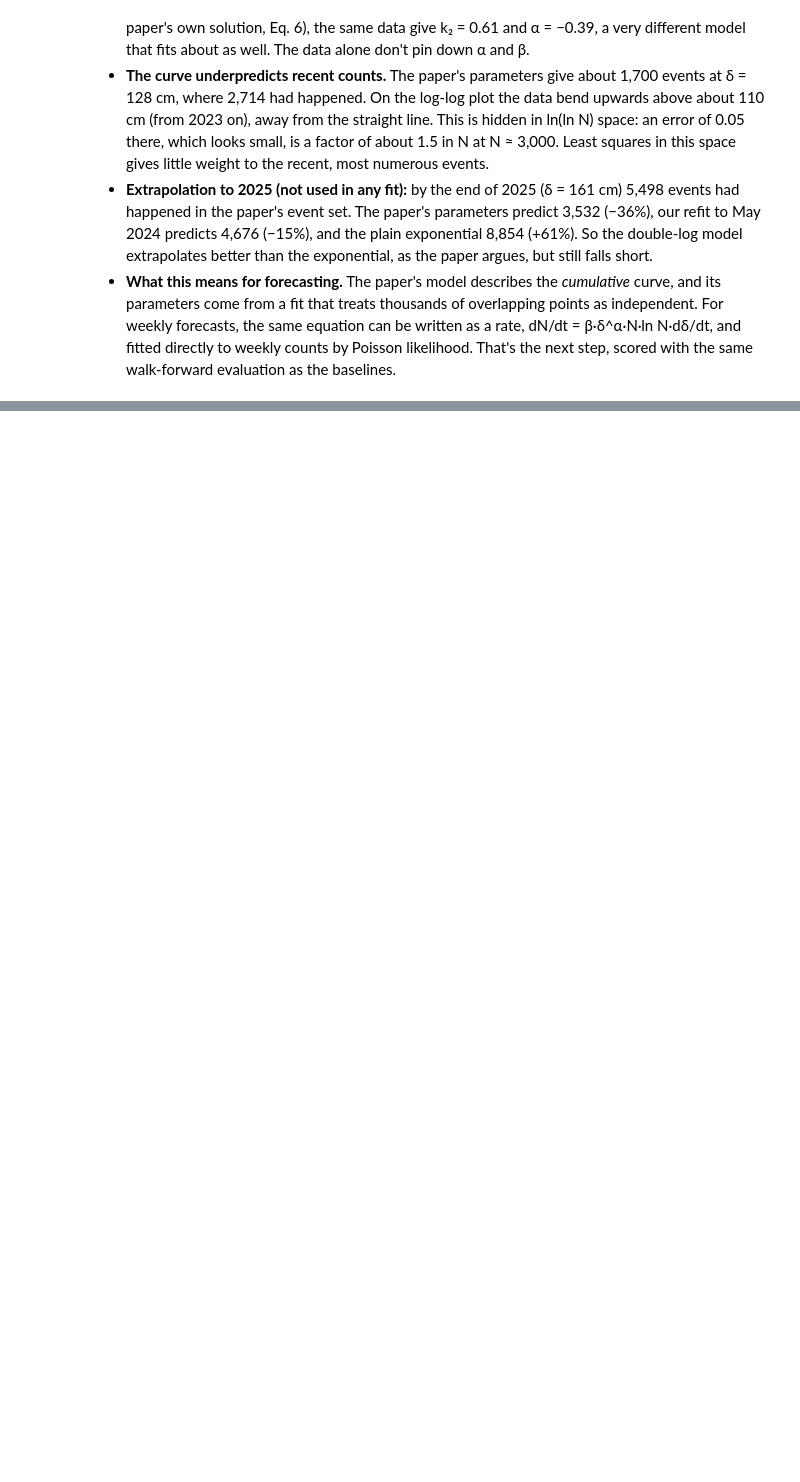
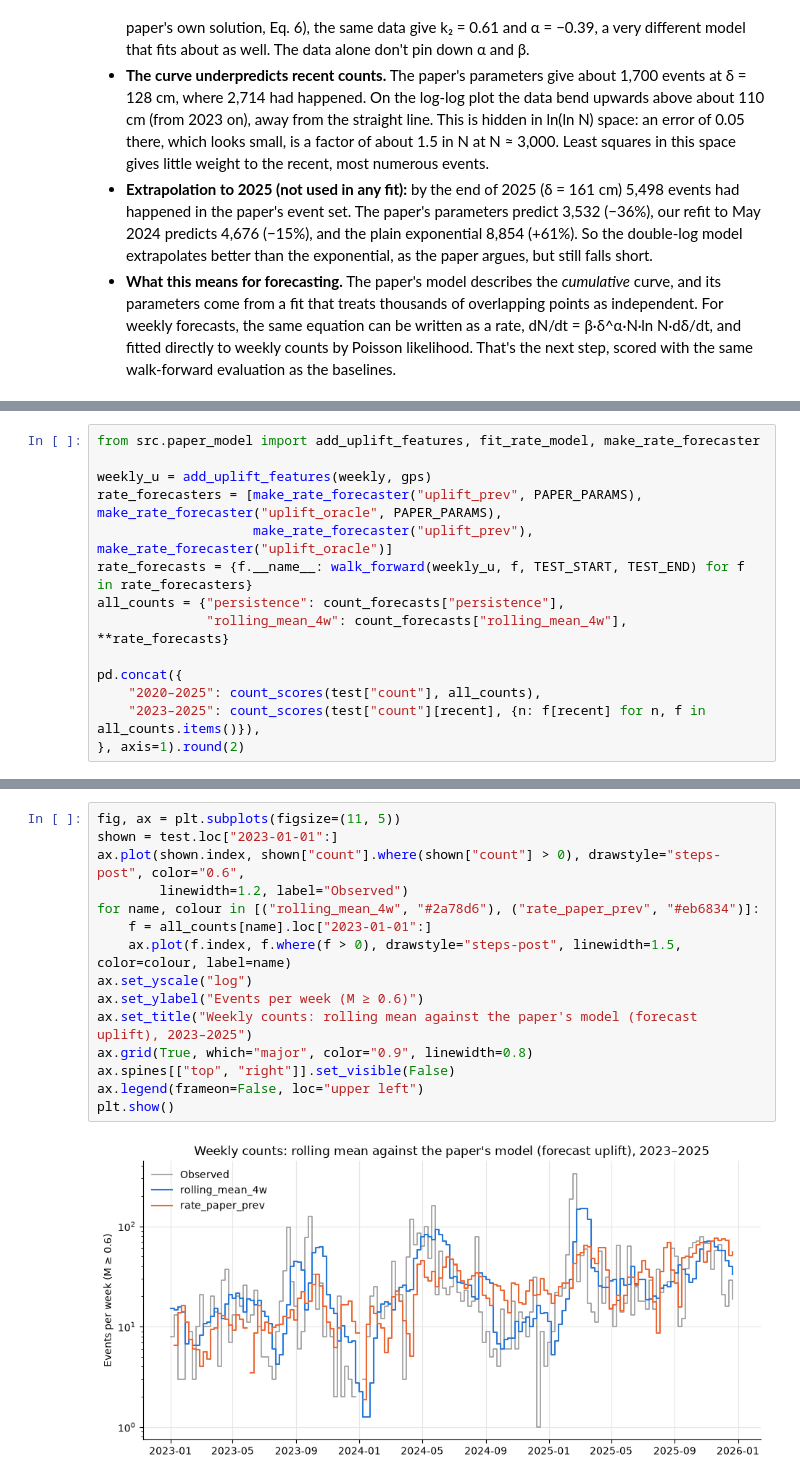
Before and after one commit to PatrickBolton/flegrei-seismicity, a Jupyter notebook: notebooks/03_baselines.ipynb, the cells around one changed output, grey strips where cells are left out. Saved outputs shown, nothing was run; the diff lists cells and outputs as text; blank space fills up the shorter version.

```diff
--- a/notebooks/03_baselines.ipynb
+++ b/notebooks/03_baselines.ipynb
@@ -233,0 +250,14 @@ End of 2025: δ = 161.2 cm, observed N = 5,498
+# %%
+from src.paper_model import add_uplift_features, fit_rate_model, make_rate_forecaster
+
+weekly_u = add_uplift_features(weekly, gps)
+rate_forecasters = [make_rate_forecaster("uplift_prev", PAPER_PARAMS), make_rate_forecaster("uplift_oracle", PAPER_PARAMS),
+                    make_rate_forecaster("uplift_prev"), make_rate_forecaster("uplift_oracle")]
+rate_forecasts = {f.__name__: walk_forward(weekly_u, f, TEST_START, TEST_END) for f in rate_forecasters}
+all_counts = {"persistence": count_forecasts["persistence"],
+              "rolling_mean_4w": count_forecasts["rolling_mean_4w"], **rate_forecasts}
+
+pd.concat({
+    "2020–2025": count_scores(test["count"], all_counts),
+    "2023–2025": count_scores(test["count"][recent], {n: f[recent] for n, f in all_counts.items()}),
+}, axis=1).round(2)
@@ -233,0 +297,17 @@ End of 2025: δ = 161.2 cm, observed N = 5,498
+# %%
+fig, ax = plt.subplots(figsize=(11, 5))
+shown = test.loc["2023-01-01":]
+ax.plot(shown.index, shown["count"].where(shown["count"] > 0), drawstyle="steps-post", color="0.6",
+        linewidth=1.2, label="Observed")
+for name, colour in [("rolling_mean_4w", "#2a78d6"), ("rate_paper_prev", "#eb6834")]:
+    f = all_counts[name].loc["2023-01-01":]
+    ax.plot(f.index, f.where(f > 0), drawstyle="steps-post", linewidth=1.5, color=colour, label=name)
+ax.set_yscale("log")
+ax.set_ylabel("Events per week (M ≥ 0.6)")
+ax.set_title("Weekly counts: rolling mean against the paper's model (forecast uplift), 2023–2025")
+ax.grid(True, which="major", color="0.9", linewidth=0.8)
+ax.spines[["top", "right"]].set_visible(False)
+ax.legend(frameon=False, loc="upper left")
+plt.show()
+# %% [output]
+[figure, added]
```
Also changed, not shown: parts of 7 cells of this notebook, 1 other file.
